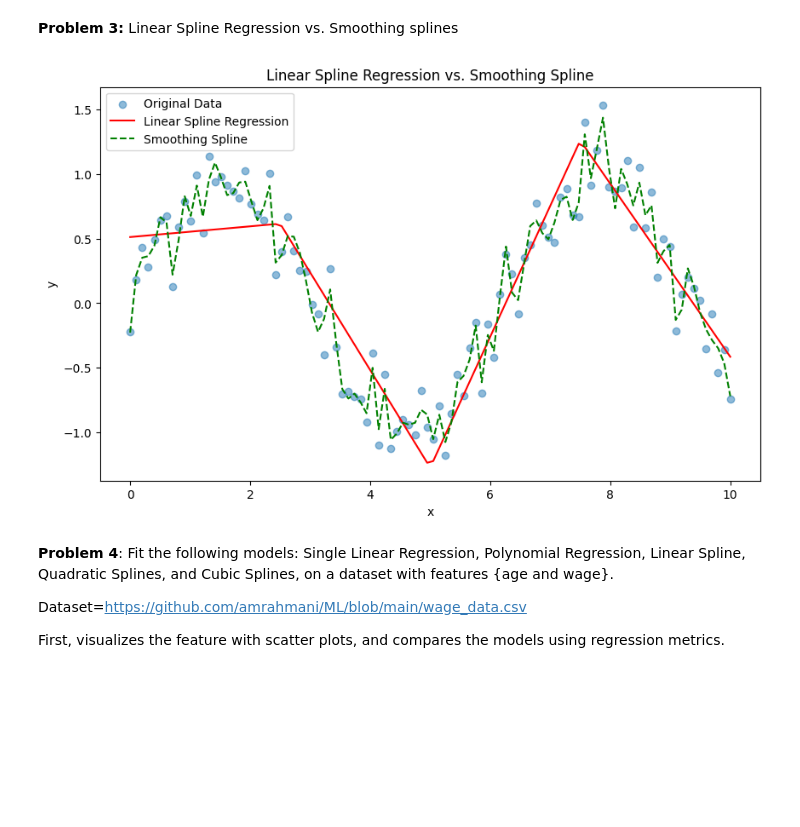
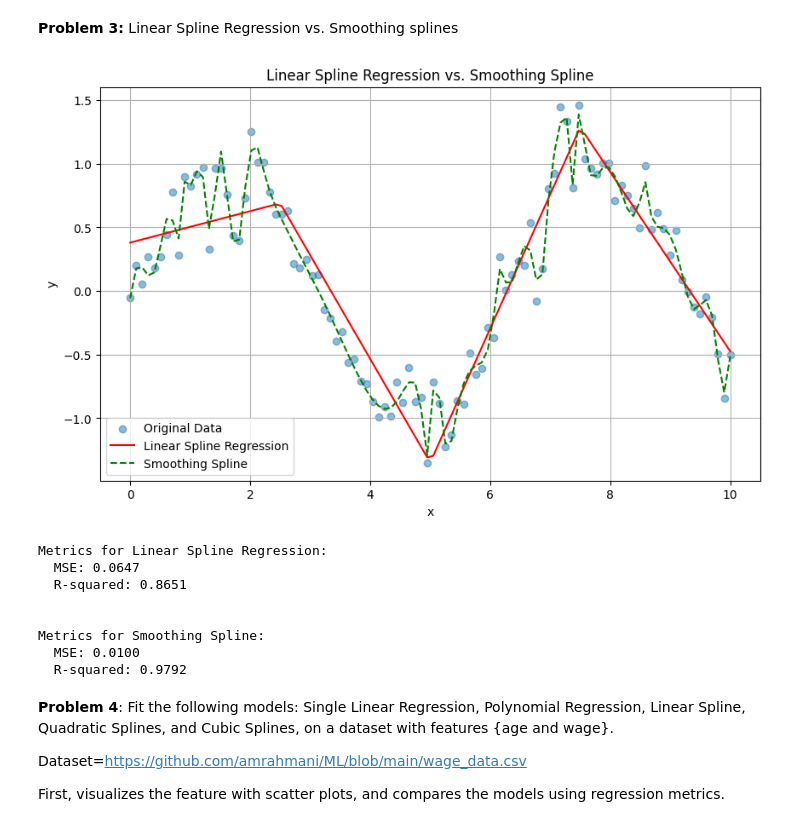
Before and after one commit to amrahmani/Machine-Learning, a Jupyter notebook: Ch11_NonLinearRegression.ipynb, the cells around one changed output. Drawn from its saved outputs; the diff is of its cells as text; code cells hidden in the pictures; blank space fills up the shorter version.

```diff
--- a/Ch11_NonLinearRegression.ipynb
+++ b/Ch11_NonLinearRegression.ipynb
@@ -114,43 +114,61 @@ import numpy as np
 import matplotlib.pyplot as plt
 from sklearn.linear_model import LinearRegression
 from sklearn.preprocessing import SplineTransformer
 from scipy.interpolate import UnivariateSpline
+from sklearn.metrics import mean_squared_error, r2_score
 
 # Generate sample data
 x = np.linspace(0, 10, 100)
 y = np.sin(x) + np.random.normal(0, 0.2, 100)
 
 # 1- Linear Spline Regression
-# Create a spline transformer with 5 knots (linear splines)
 spline_transformer = SplineTransformer(n_knots=5, degree=1)
 x_spline = spline_transformer.fit_transform(x.reshape(-1, 1))
-
-# Fit a linear model to the transformed data
 model = LinearRegression()
 model.fit(x_spline, y)
-
-# Predict values using the linear spline model
 y_pred_linear_spline = model.predict(x_spline)
 
 # 2- Smoothing Spline
-# Fit a smoothing spline to the data
-smoothing_spline = UnivariateSpline(x, y, s=1)  # s is the smoothing factor, s >= 0.0
+smoothing_spline = UnivariateSpline(x, y, s=1)
+y_pred_smoothing_spline = smoothing_spline(x)
 
-# Predict values using the smoothing spline
-y_pred_smoothing_spline = smoothing_spline(x)
+# Calculate metrics for each model
+mse_linear_spline = mean_squared_error(y, y_pred_linear_spline)
+r2_linear_spline = r2_score(y, y_pred_linear_spline)
+
+mse_smoothing_spline = mean_squared_error(y, y_pred_smoothing_spline)
+r2_smoothing_spline = r2_score(y, y_pred_smoothing_spline)
 
 # Plot the original data, linear spline, and smoothing spline fits
 plt.figure(figsize=(10, 6))
 plt.scatter(x, y, label="Original Data", alpha=0.5)
 plt.plot(x, y_pred_linear_spline, label="Linear Spline Regression", color='red')
 plt.plot(x, y_pred_smoothing_spline, label="Smoothing Spline", color='green', linestyle='--')
 plt.xlabel("x")
 plt.ylabel("y")
 plt.title("Linear Spline Regression vs. Smoothing Spline")
 plt.legend()
+plt.grid(True)
 plt.show()
+
+# Print the metrics
+print(f"Metrics for Linear Spline Regression:")
+print(f"  MSE: {mse_linear_spline:.4f}")
+print(f"  R-squared: {r2_linear_spline:.4f}")
+print("\n")
+print(f"Metrics for Smoothing Spline:")
+print(f"  MSE: {mse_smoothing_spline:.4f}")
+print(f"  R-squared: {r2_smoothing_spline:.4f}")
 # %% [output]
-[figure, old version]
+[figure, new version]
+Metrics for Linear Spline Regression:
+  MSE: 0.0647
+  R-squared: 0.8651
+
+
+Metrics for Smoothing Spline:
+  MSE: 0.0100
+  R-squared: 0.9792
 # %% [markdown]
 **Problem 4**: Fit the following models: Single Linear Regression, Polynomial Regression, Linear Spline, Quadratic Splines, and Cubic Splines, on a dataset with features {age and wage}.
 
```
